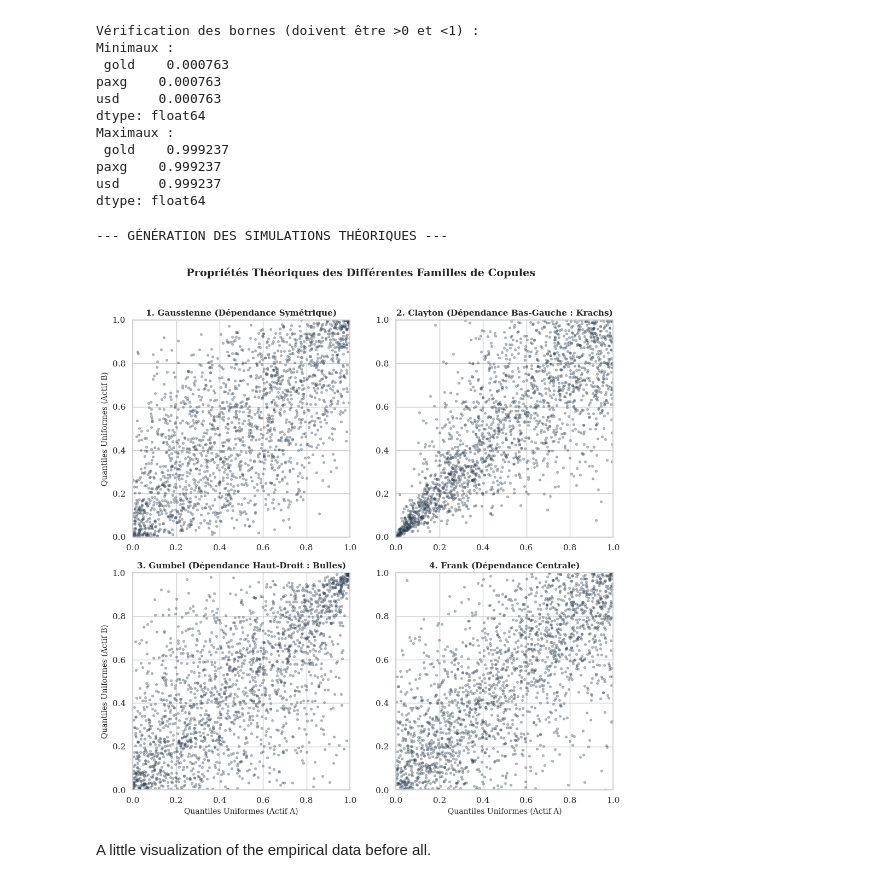
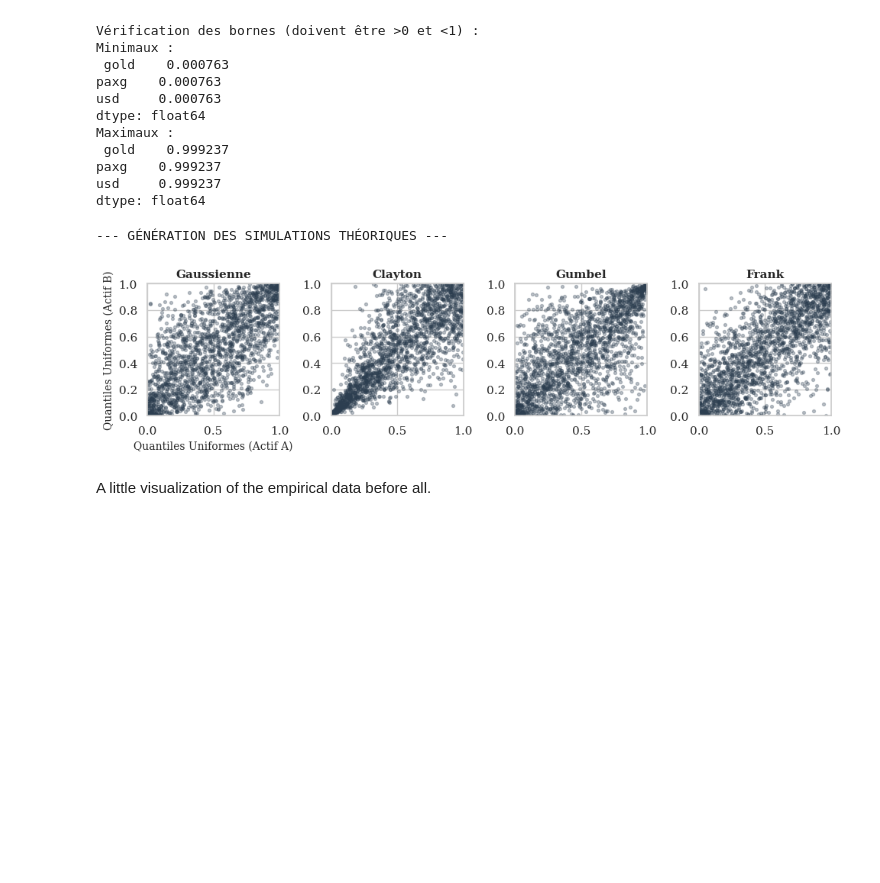
Before and after one commit to ElodieElodie/memoire_stats, a Jupyter notebook: yu.ipynb, the cells around one changed output. Cells and saved outputs as stored; diff of their text form; code cells hidden in the pictures; blank space fills up the shorter version.

```diff
--- a/yu.ipynb
+++ b/yu.ipynb
@@ -2305,48 +2305,48 @@ n_samples = 2000 # On génère beaucoup de points pour bien voir la forme (densi
 # On choisit des paramètres théoriques pour avoir une dépendance globale similaire (ex: Tau de Kendall ~0.5)
 # L'objectif est de montrer la forme pure de la dépendance
 copules_theoriques = {
-    "1. Gaussienne (Dépendance Symétrique)": GaussianCopula(corr=0.7),
-    "2. Clayton (Dépendance Bas-Gauche : Krachs)": ClaytonCopula(theta=3.0),
-    "3. Gumbel (Dépendance Haut-Droit : Bulles)": GumbelCopula(theta=2.0),
-    "4. Frank (Dépendance Centrale)": FrankCopula(theta=6.0)
+    "Gaussienne": GaussianCopula(corr=0.7),
+    "Clayton": ClaytonCopula(theta=3.0),
+    "Gumbel": GumbelCopula(theta=2.0),
+    "Frank": FrankCopula(theta=6.0)
 }
 
 # 2. Création de la figure (Grille 2x2)
-fig, axes = plt.subplots(2, 2, figsize=(10, 10))
+fig, axes = plt.subplots(1, 4, figsize=(10, 20))
 axes = axes.flatten() # Pour itérer facilement sur les 4 graphiques
 
 print("--- GÉNÉRATION DES SIMULATIONS THÉORIQUES ---")
 
 # 3. Boucle de simulation et de tracé
 for i, (titre, copule) in enumerate(copules_theoriques.items()):
     ax = axes[i]
 
     # On simule 2000 scénarios tirés de la loi de cette copule spécifique
     simulations = copule.rvs(nobs=n_samples, random_state=42)
 
     # Extraction des coordonnées U et V
     u = simulations[:, 0]
     v = simulations[:, 1]
 
     # Le nuage de points
     ax.scatter(u, v, alpha=0.3, s=8, color='#2c3e50')
 
     # Formatage strict (Domaine des copules = Carré [0,1])
     ax.set_xlim(0, 1)
     ax.set_ylim(0, 1)
     ax.set_aspect('equal', 'box')
 
     # Textes
     ax.set_title(titre, fontweight='bold', fontsize=11)
-    if i >= 2: ax.set_xlabel("Quantiles Uniformes (Actif A)", fontsize=10)
-    if i % 2 == 0: ax.set_ylabel("Quantiles Uniformes (Actif B)", fontsize=10)
+    if i == 0: ax.set_xlabel("Quantiles Uniformes (Actif A)", fontsize=10)
+    if i  == 0: ax.set_ylabel("Quantiles Uniformes (Actif B)", fontsize=10)
 
-plt.suptitle("Propriétés Théoriques des Différentes Familles de Copules",
-             fontsize=14, fontweight='bold', y=1.02)
+# plt.suptitle("Propriétés Théoriques des Différentes Familles de Copules",
+            #  fontsize=14, fontweight='bold', y=1.02)
 plt.tight_layout()
 plt.show()
 # %% [output]
 --- GÉNÉRATION DES SIMULATIONS THÉORIQUES ---
-[figure, old version]
+[figure, new version]
 # %% [markdown]
 A little visualization of the empirical data before all.
```
Also changed, not shown: parts of 17 cells of this notebook.
